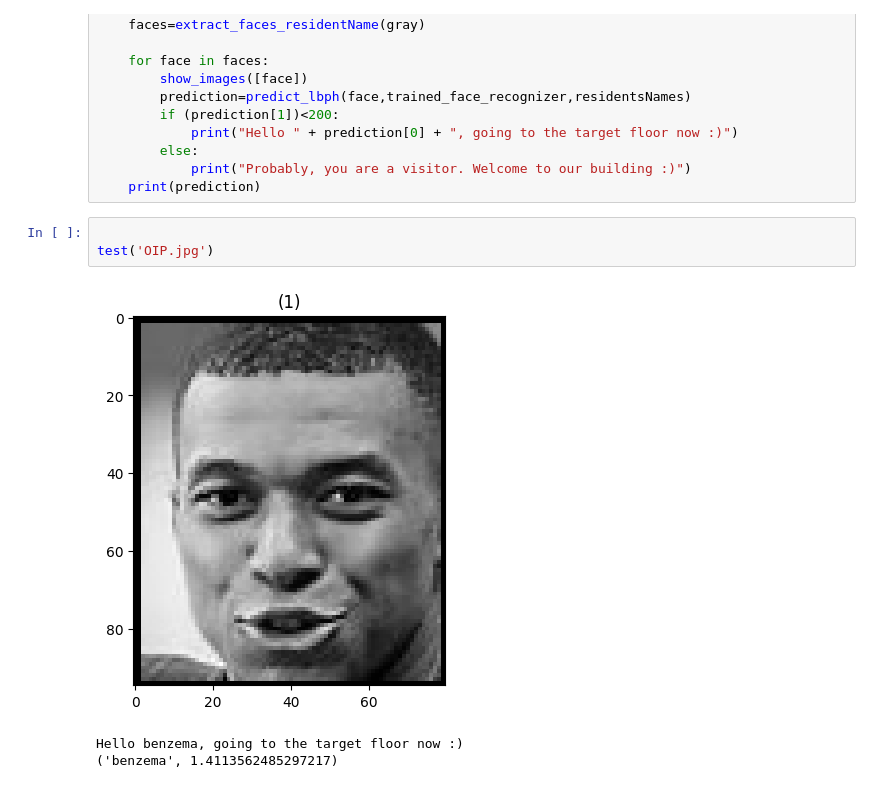
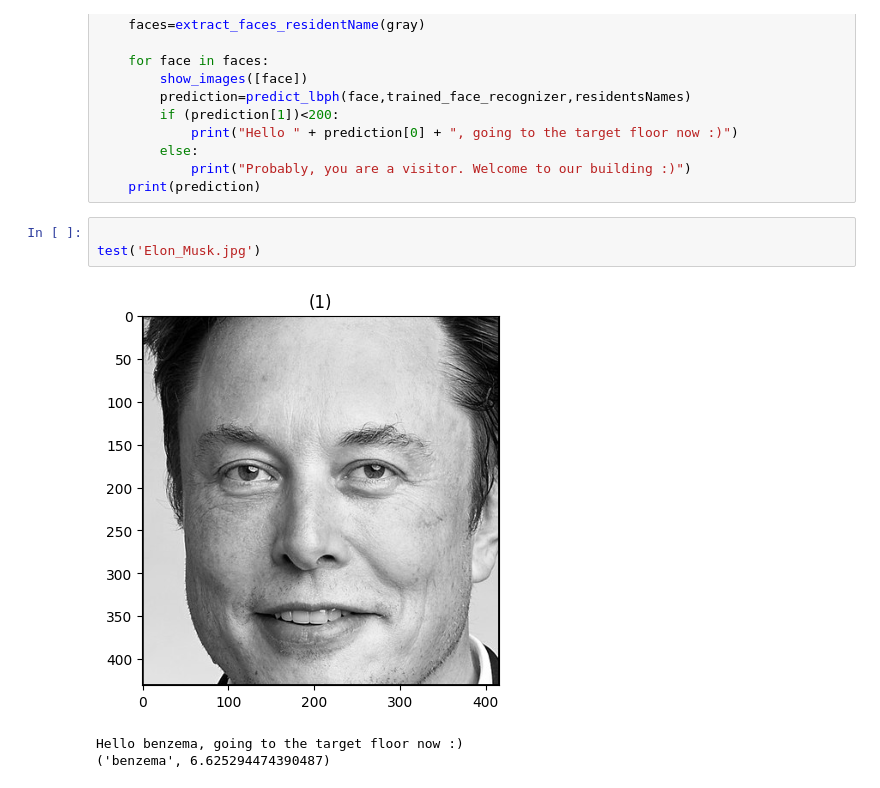
Before and after one commit to Rufaida-Kassem/Smart-Elevator, a Jupyter notebook: Recognition/Python/recognation.ipynb, the cells around one changed output. Cells and saved outputs as stored; diff of their text form.

Commit message:
elon musk

```diff
--- a/Recognition/Python/recognation.ipynb
+++ b/Recognition/Python/recognation.ipynb
@@ -135,8 +137,8 @@ def test(imgfile):
     print(prediction)
 # %%
 
-test('OIP.jpg')
+test('Elon_Musk.jpg')
 # %% [output]
-[figure, old version]
+[figure, new version]
 Hello benzema, going to the target floor now :)
-('benzema', 1.4113562485297217)
+('benzema', 6.625294474390487)
```
Also changed, not shown: parts of 1 cell of this notebook, 18 other files.
